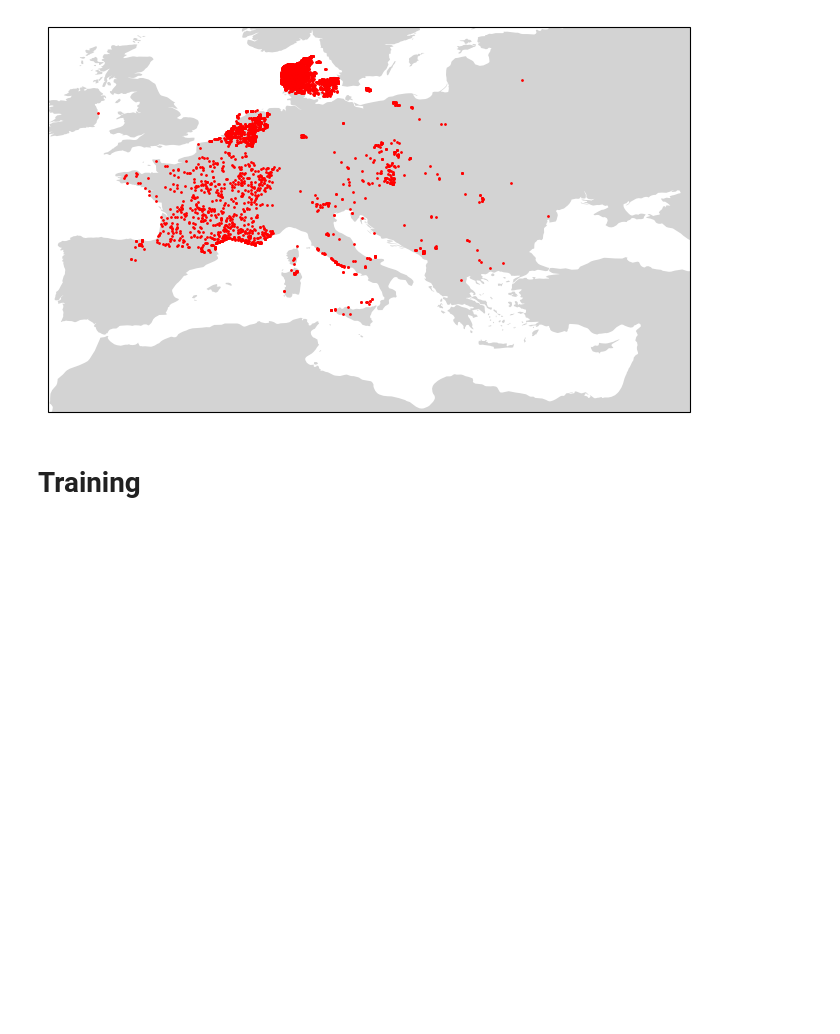
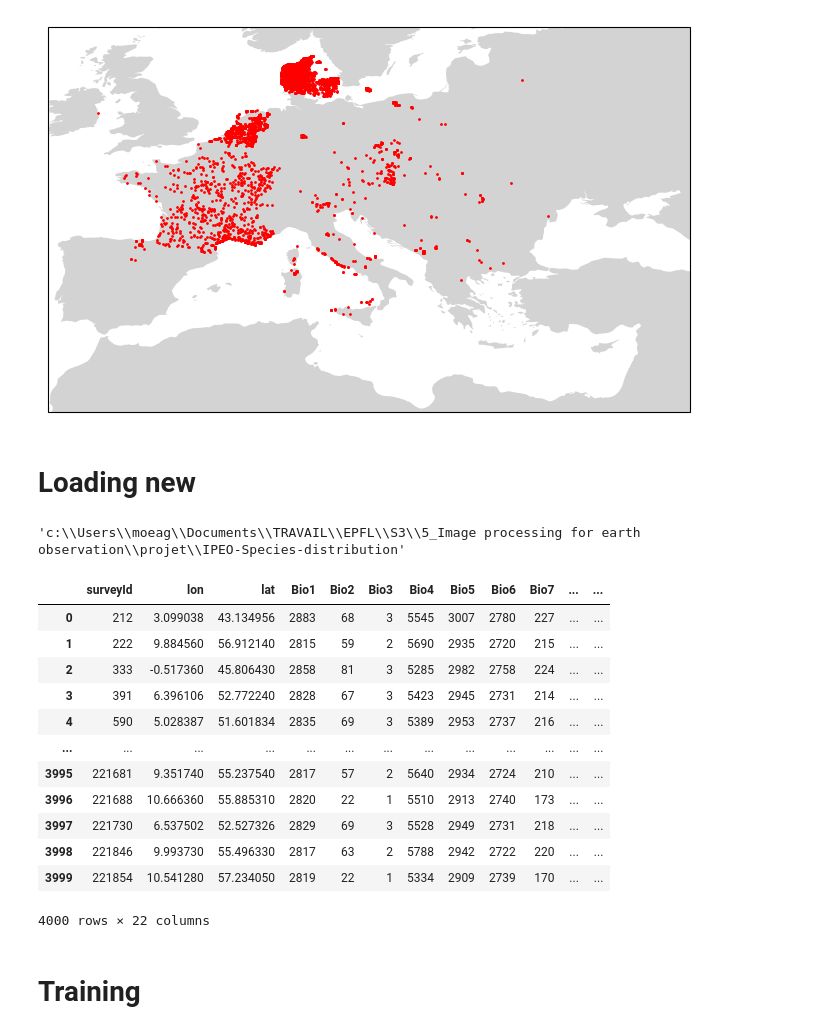
Before and after one commit to AstroAure/IPEO-Species-distribution, a Jupyter notebook: Moea_analysis/code.ipynb, the cells around one changed output. Drawn from its saved outputs; the diff is of its cells as text; code cells hidden in the pictures; blank space fills up the shorter version.

```diff
--- a/Moea_analysis/code.ipynb
+++ b/Moea_analysis/code.ipynb
@@ -123,4 +112,4 @@ plt.show()
 # %% [output]
 [figure]
 # %% [markdown]
-# Training
+# Loading new
@@ -127 +123,25 @@ plt.show()
+# %%
+root
+# %% [output]
+'c:\\Users\\moeag\\Documents\\TRAVAIL\\EPFL\\S3\\5_Image processing for earth observation\\projet\\IPEO-Species-distribution'
+# %%
+train=GeoPlantDataset(data_folder=f"{root}/data", split='train')
+# %%
+train.env_variables
+# %% [output]
+|  | surveyId | lon | lat | Bio1 | Bio2 | Bio3 | Bio4 | Bio5 | Bio6 | Bio7 | ... | ... |
+| 0 | 212 | 3.099038 | 43.134956 | 2883 | 68 | 3 | 5545 | 3007 | 2780 | 227 | ... | ... |
+| 1 | 222 | 9.884560 | 56.912140 | 2815 | 59 | 2 | 5690 | 2935 | 2720 | 215 | ... | ... |
+| 2 | 333 | -0.517360 | 45.806430 | 2858 | 81 | 3 | 5285 | 2982 | 2758 | 224 | ... | ... |
+| 3 | 391 | 6.396106 | 52.772240 | 2828 | 67 | 3 | 5423 | 2945 | 2731 | 214 | ... | ... |
+| 4 | 590 | 5.028387 | 51.601834 | 2835 | 69 | 3 | 5389 | 2953 | 2737 | 216 | ... | ... |
+| ... | ... | ... | ... | ... | ... | ... | ... | ... | ... | ... | ... | ... |
+| 3995 | 221681 | 9.351740 | 55.237540 | 2817 | 57 | 2 | 5640 | 2934 | 2724 | 210 | ... | ... |
+| 3996 | 221688 | 10.666360 | 55.885310 | 2820 | 22 | 1 | 5510 | 2913 | 2740 | 173 | ... | ... |
+| 3997 | 221730 | 6.537502 | 52.527326 | 2829 | 69 | 3 | 5528 | 2949 | 2731 | 218 | ... | ... |
+| 3998 | 221846 | 9.993730 | 55.496330 | 2817 | 63 | 2 | 5788 | 2942 | 2722 | 220 | ... | ... |
+| 3999 | 221854 | 10.541280 | 57.234050 | 2819 | 22 | 1 | 5334 | 2909 | 2739 | 170 | ... | ... |
+4000 rows × 22 columns
+# %% [markdown]
+# Training
 # %%
```
Also changed, not shown: parts of 9 cells of this notebook.
